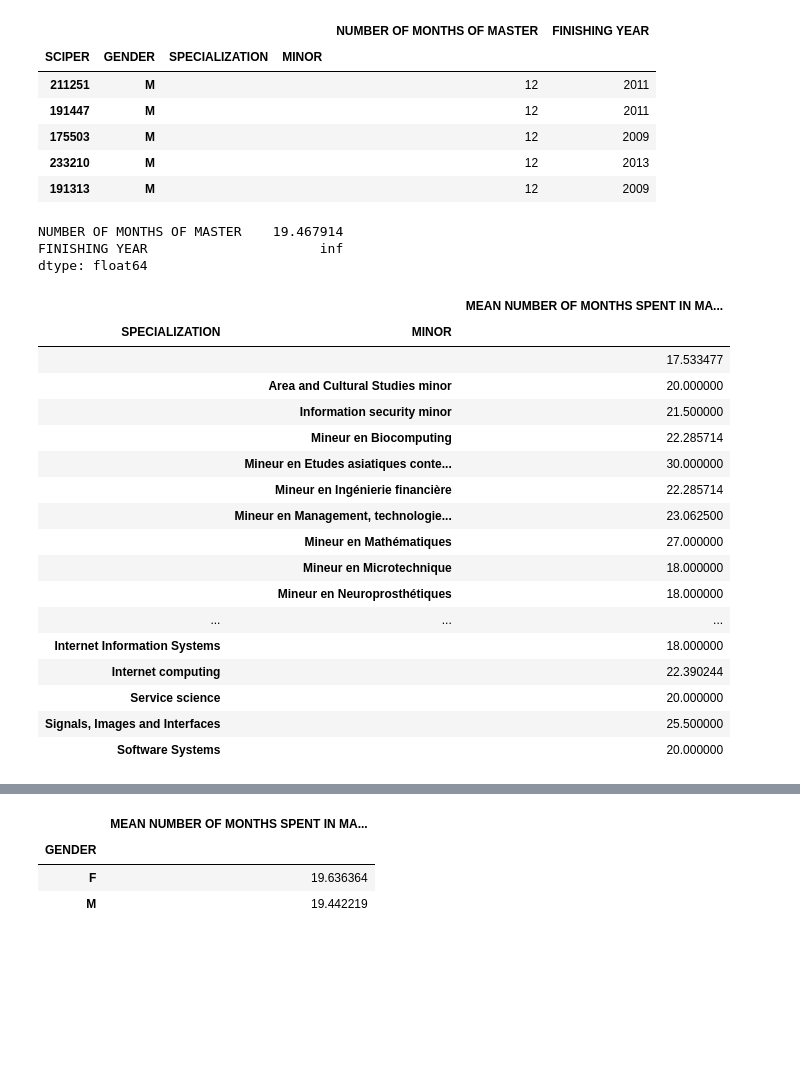
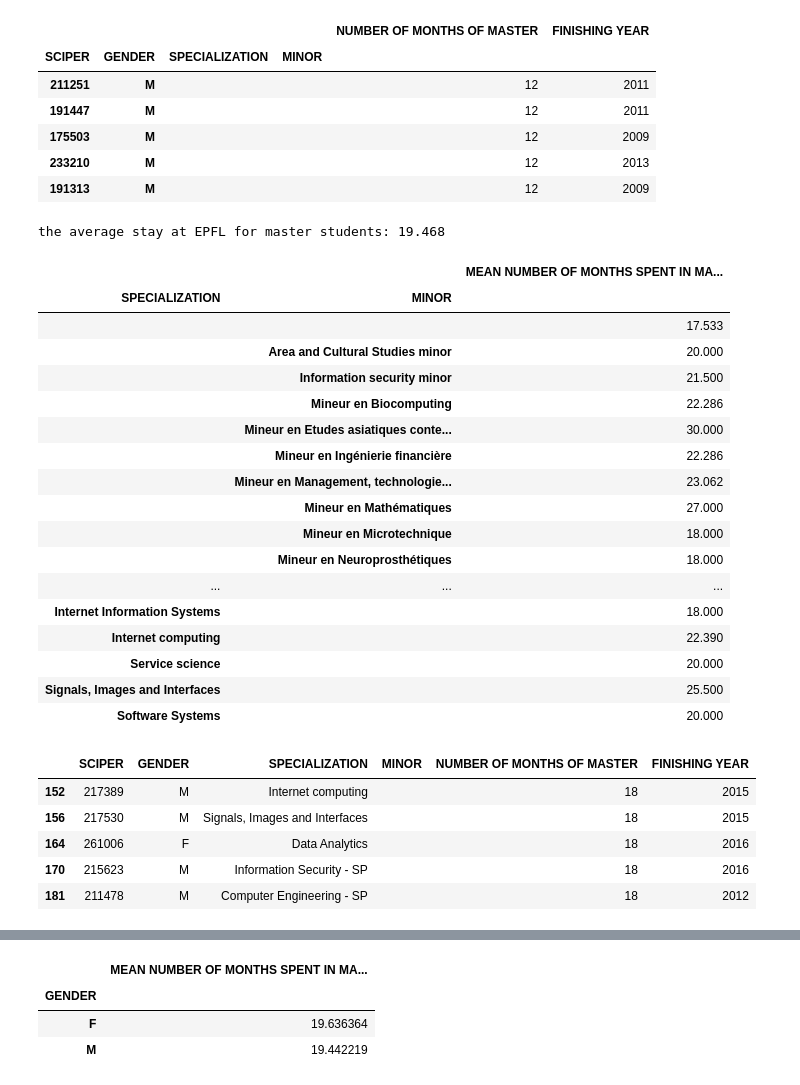
Before and after one commit to boudabou/ADA_Homeworks, a Jupyter notebook: Homework 2 - Extracting Data From Web/ISA.ipynb, the cells around one changed output, grey strips where cells are left out. Drawn from its saved outputs; the diff is of its cells as text; code cells hidden in the pictures; blank space fills up the shorter version.

```diff
--- a/Homework 2 - Extracting Data From Web/ISA.ipynb
+++ b/Homework 2 - Extracting Data From Web/ISA.ipynb
@@ -12,7 +14,7 @@ import numpy as np
 url1 = "http://isa.epfl.ch/imoniteur_ISAP/!GEDPUBLICREPORTS.filter"
 url2 = "http://isa.epfl.ch/imoniteur_ISAP/!GEDPUBLICREPORTS.html"
 r = requests.get(url1,params={'ww_i_reportmodel':133685247})
-soup = bs(r.content)
+soup = bs(r.content, "lxml")
 
 #
 Xsl=soup.find_all("input",{'name':'ww_i_reportModelXsl'})
@@ -56,7 +58,7 @@ def getGPS(section, year, semester):
     #payload = getParameterValues(section, year, semester, summerwinter)
     payload = getParameterValues(section, year, semester)
     r = requests.get(url1, params = payload)
-    soup = bs(r.content)
+    soup = bs(r.content, "lxml")
     script = soup.find_all("a")[1].get("onclick")
     code = script.replace('loadReport(\'ww_x_GPS=', '')
     code = code.replace('\');return false;','')
@@ -461,36 +437,47 @@ total_number_of_months_of_master.head()
 | 175503 | M |  |  | 12 | 2009 |
 | 233210 | M |  |  | 12 | 2013 |
 | 191313 | M |  |  | 12 | 2009 |
-# %%
-average_stay=total_number_of_months_of_master.mean()
-average_stay
-# %% [output]
-NUMBER OF MONTHS OF MASTER    19.467914
-FINISHING YEAR                      inf
-dtype: float64
+# %%
+average_stay = total_number_of_months_of_master['NUMBER OF MONTHS OF MASTER'].mean()
+average_stay = round(average_stay,3)
+print("the average stay at EPFL for master students: "+ str(average_stay))
+# %% [output]
+the average stay at EPFL for master students: 19.468
 # %%
 # Reindex the table of total number of months because the gender column was an index and then group by GENDER
 # and compute the mean for each gender and take the 'Number of months of bachelor' column
-mean_number_of_months_of_master_by_speciality=total_number_of_months_of_master.reset_index().groupby(by=['SPECIALIZATION','MINOR']).mean()[['NUMBER OF MONTHS OF MASTER']]
+mean_number_of_months_of_master_by_speciality = total_number_of_months_of_master.reset_index().groupby(by=['SPECIALIZATION','MINOR']).mean().round(3)[['NUMBER OF MONTHS OF MASTER']]
 ## Rename the column of the mean number of months spent in the Bachelor
-mean_number_of_months_of_master_by_speciality.columns=['MEAN NUMBER OF MONTHS SPENT IN MASTER']
+mean_number_of_months_of_master_by_speciality.columns = ['MEAN NUMBER OF MONTHS SPENT IN MASTER']
 mean_number_of_months_of_master_by_speciality
 # %% [output]
 |  |  | MEAN NUMBER OF MONTHS SPENT IN MA... |
 | SPECIALIZATION | MINOR |  |
-|  |  | 17.533477 |
-|  | Area and Cultural Studies minor | 20.000000 |
-|  | Information security minor | 21.500000 |
-|  | Mineur en Biocomputing | 22.285714 |
-|  | Mineur en Etudes asiatiques conte... | 30.000000 |
-|  | Mineur en Ingénierie financière | 22.285714 |
-|  | Mineur en Management, technologie... | 23.062500 |
-|  | Mineur en Mathématiques | 27.000000 |
-|  | Mineur en Microtechnique | 18.000000 |
-|  | Mineur en Neuroprosthétiques | 18.000000 |
+|  |  | 17.533 |
+|  | Area and Cultural Studies minor | 20.000 |
+|  | Information security minor | 21.500 |
+|  | Mineur en Biocomputing | 22.286 |
+|  | Mineur en Etudes asiatiques conte... | 30.000 |
+|  | Mineur en Ingénierie financière | 22.286 |
+|  | Mineur en Management, technologie... | 23.062 |
+|  | Mineur en Mathématiques | 27.000 |
+|  | Mineur en Microtechnique | 18.000 |
+|  | Mineur en Neuroprosthétiques | 18.000 |
 | ... | ... | ... |
-| Internet Information Systems |  | 18.000000 |
-| Internet computing |  | 22.390244 |
-| Service science |  | 20.000000 |
-| Signals, Images and Interfaces |  | 25.500000 |
-| Software Systems |  | 20.000000 |
+| Internet Information Systems |  | 18.000 |
+| Internet computing |  | 22.390 |
+| Service science |  | 20.000 |
+| Signals, Images and Interfaces |  | 25.500 |
+| Software Systems |  | 20.000 |
+# %%
+# Extract all the students with a specialization
+students_with_spe = total_number_of_months_of_master.reset_index()
+students_with_spe = students_with_spe.loc[students_with_spe['SPECIALIZATION'] != '']
+students_with_spe.head()
+# %% [output]
+|  | SCIPER | GENDER | SPECIALIZATION | MINOR | NUMBER OF MONTHS OF MASTER | FINISHING YEAR |
+| 152 | 217389 | M | Internet computing |  | 18 | 2015 |
+| 156 | 217530 | M | Signals, Images and Interfaces |  | 18 | 2015 |
+| 164 | 261006 | F | Data Analytics |  | 18 | 2016 |
+| 170 | 215623 | M | Information Security - SP |  | 18 | 2016 |
+| 181 | 211478 | M | Computer Engineering - SP |  | 18 | 2012 |
```
Also changed, not shown: parts of 24 cells of this notebook.
